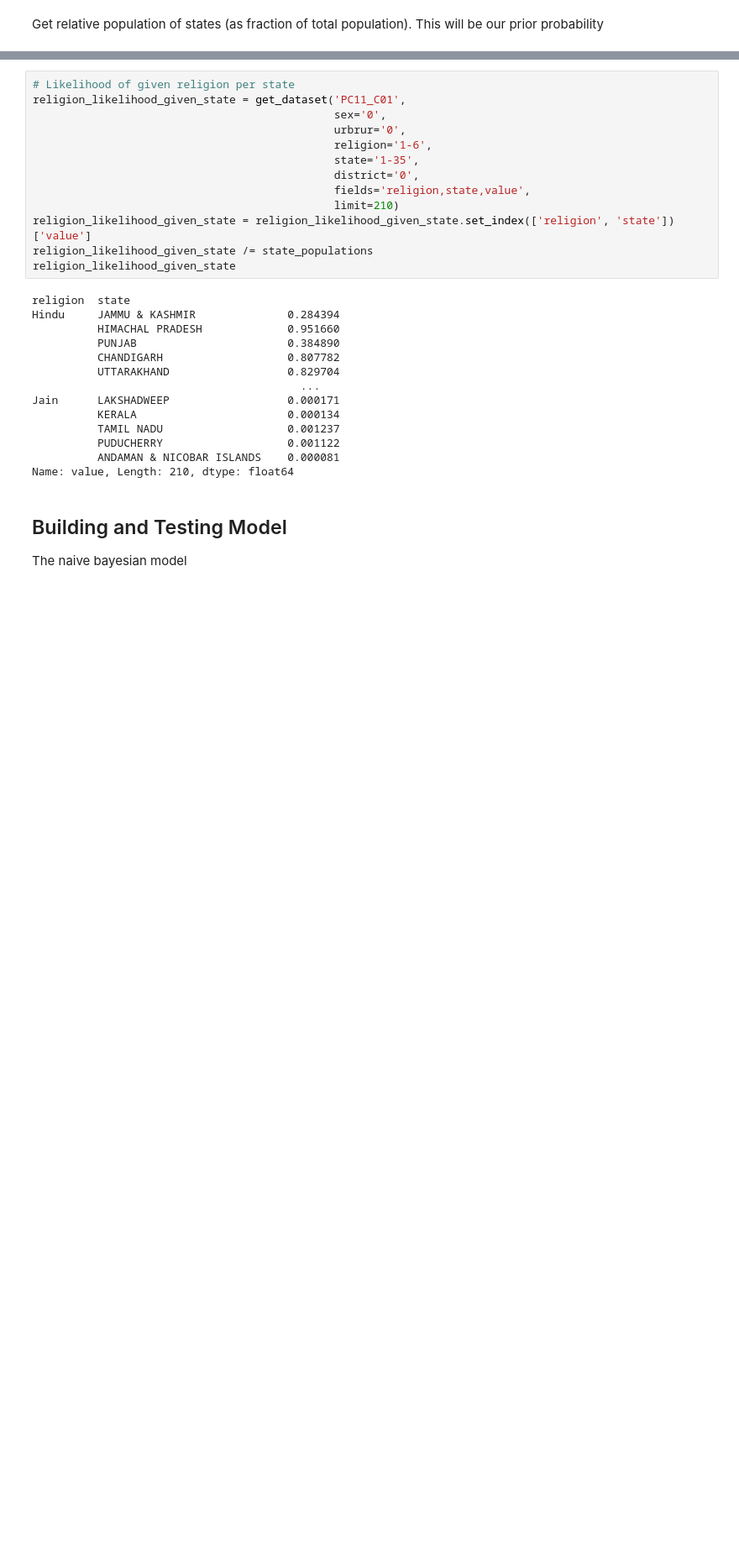
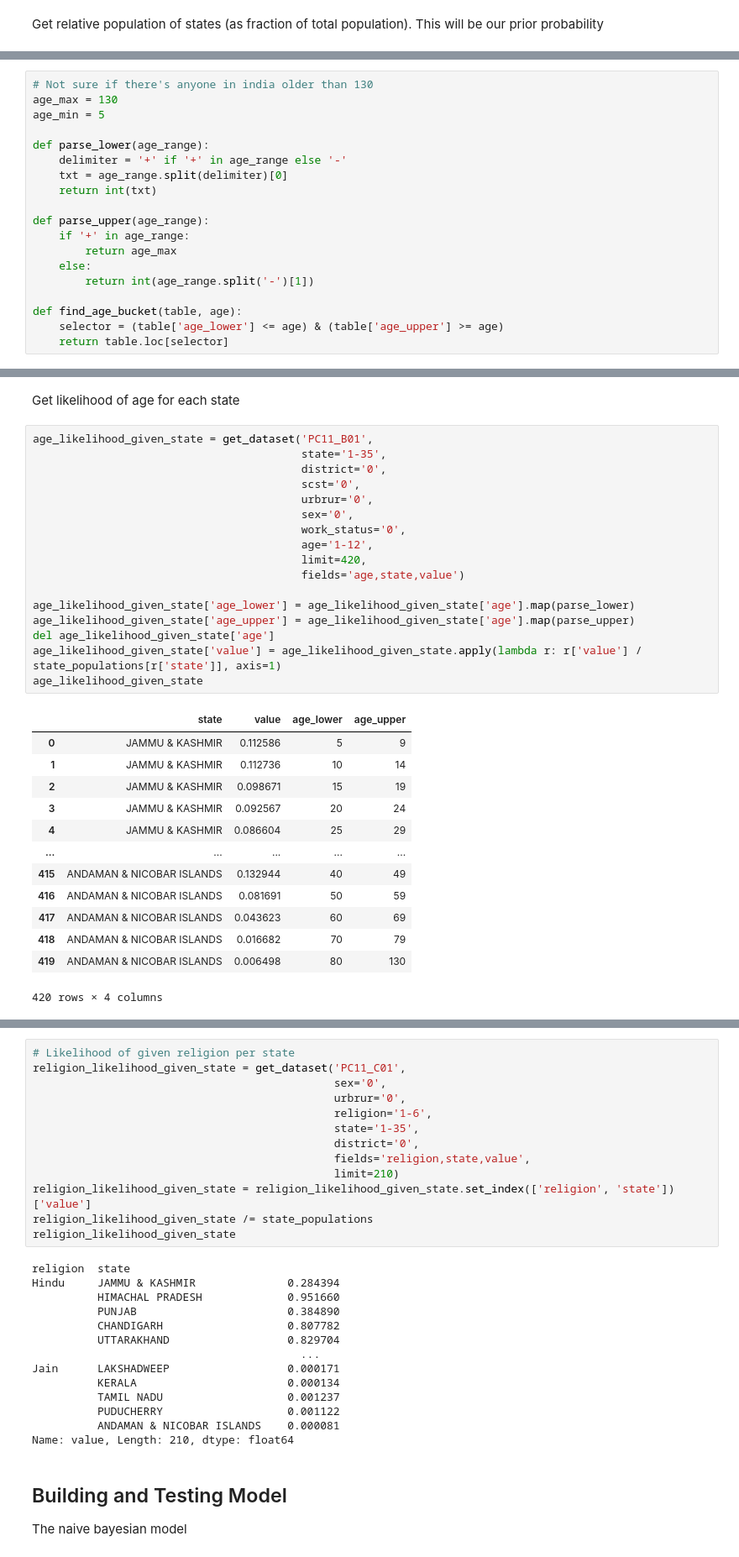
Before and after one commit to andydevs/andys-notebook, a Jupyter notebook: naive-bayes-india-state-prediction.ipynb, the cells around one changed output, grey strips where cells are left out. Shown at 84% size. Drawn from its saved outputs; the diff is of its cells as text; blank space fills up the shorter version.

```diff
--- a/naive-bayes-india-state-prediction.ipynb
+++ b/naive-bayes-india-state-prediction.ipynb
@@ -188,0 +167,19 @@ Name: state_prior, dtype: float64
+# %%
+# Not sure if there's anyone in india older than 130
+age_max = 130
+age_min = 5
+
+def parse_lower(age_range):
+    delimiter = '+' if '+' in age_range else '-'
+    txt = age_range.split(delimiter)[0]
+    return int(txt)
+
+def parse_upper(age_range):
+    if '+' in age_range:
+        return age_max
+    else:
+        return int(age_range.split('-')[1])
+
+def find_age_bucket(table, age):
+    selector = (table['age_lower'] <= age) & (table['age_upper'] >= age)
+    return table.loc[selector]
@@ -188,0 +218,33 @@ Name: state_prior, dtype: float64
+# %% [markdown]
+Get likelihood of age for each state
+# %%
+age_likelihood_given_state = get_dataset('PC11_B01',
+                                         state='1-35',
+                                         district='0',
+                                         scst='0',
+                                         urbrur='0',
+                                         sex='0',
+                                         work_status='0',
+                                         age='1-12',
+                                         limit=420,
+                                         fields='age,state,value')
+
+age_likelihood_given_state['age_lower'] = age_likelihood_given_state['age'].map(parse_lower)
+age_likelihood_given_state['age_upper'] = age_likelihood_given_state['age'].map(parse_upper)
+del age_likelihood_given_state['age']
+age_likelihood_given_state['value'] = age_likelihood_given_state.apply(lambda r: r['value'] / state_populations[r['state']], axis=1)
+age_likelihood_given_state
+# %% [output]
+|  | state | value | age_lower | age_upper |
+| 0 | JAMMU & KASHMIR | 0.112586 | 5 | 9 |
+| 1 | JAMMU & KASHMIR | 0.112736 | 10 | 14 |
+| 2 | JAMMU & KASHMIR | 0.098671 | 15 | 19 |
+| 3 | JAMMU & KASHMIR | 0.092567 | 20 | 24 |
+| 4 | JAMMU & KASHMIR | 0.086604 | 25 | 29 |
+| ... | ... | ... | ... | ... |
+| 415 | ANDAMAN & NICOBAR ISLANDS | 0.132944 | 40 | 49 |
+| 416 | ANDAMAN & NICOBAR ISLANDS | 0.081691 | 50 | 59 |
+| 417 | ANDAMAN & NICOBAR ISLANDS | 0.043623 | 60 | 69 |
+| 418 | ANDAMAN & NICOBAR ISLANDS | 0.016682 | 70 | 79 |
+| 419 | ANDAMAN & NICOBAR ISLANDS | 0.006498 | 80 | 130 |
+420 rows × 4 columns
```
Also changed, not shown: parts of 15 cells of this notebook.
